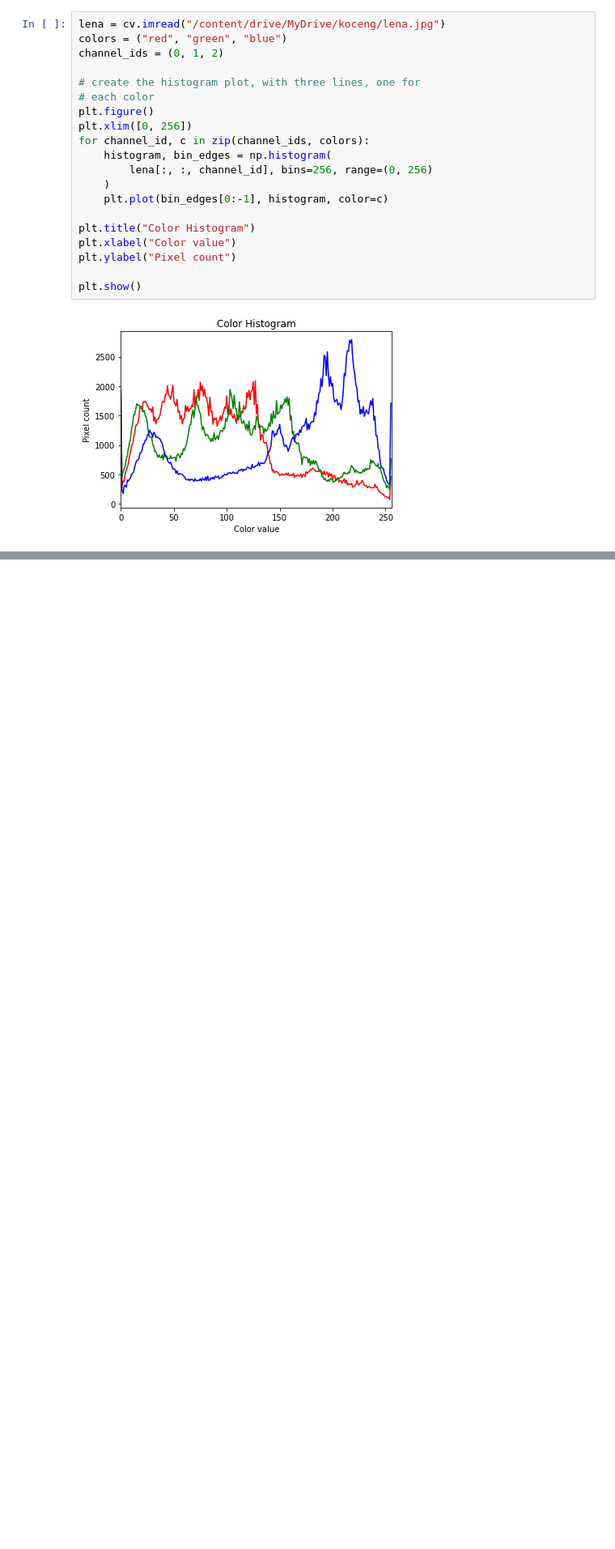
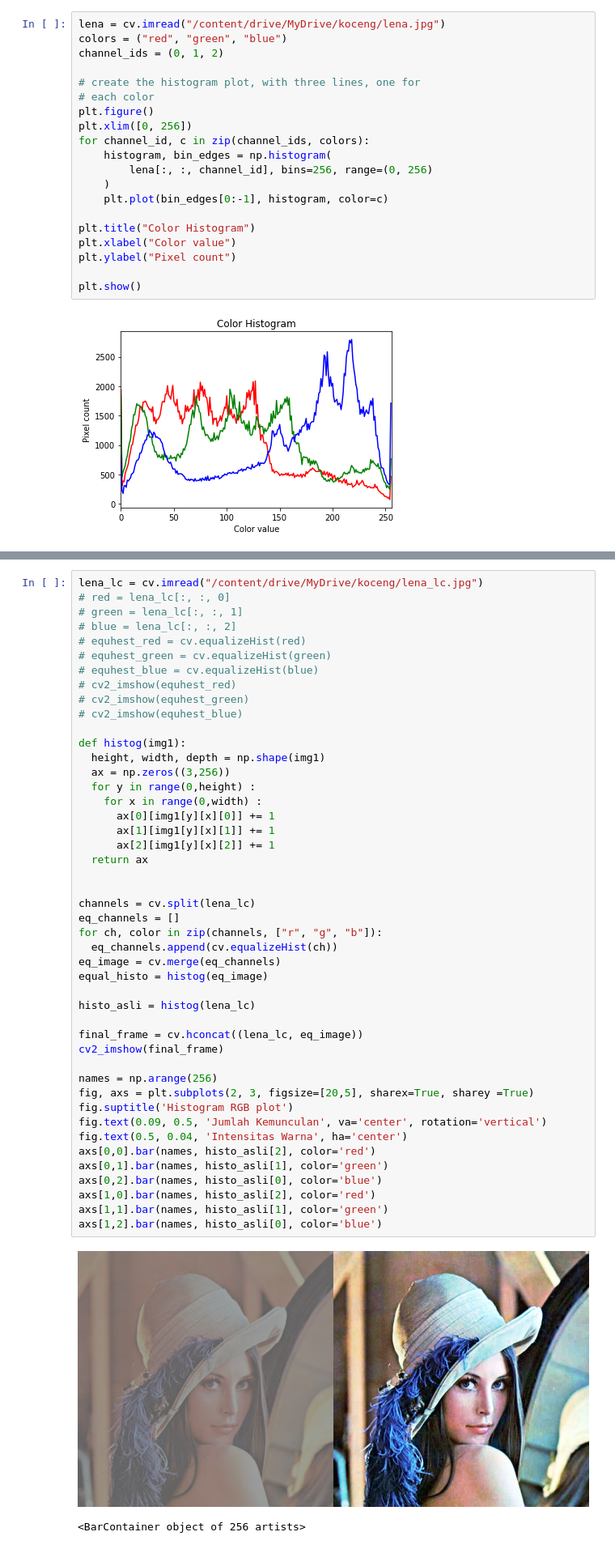
Before and after one commit to NN2777/Phyton-Image-Processing, a Jupyter notebook: Praktikum_Week6.ipynb, the cells around one changed output, grey strips where cells are left out. Shown at 81% size. Saved outputs shown, nothing was run; the diff lists cells and outputs as text; blank space fills up the shorter version.

```diff
--- a/Praktikum_Week6.ipynb
+++ b/Praktikum_Week6.ipynb
@@ -50,0 +77,49 @@ plt.show()
+# %%
+lena_lc = cv.imread("/content/drive/MyDrive/koceng/lena_lc.jpg")
+# red = lena_lc[:, :, 0]
+# green = lena_lc[:, :, 1]
+# blue = lena_lc[:, :, 2]
+# equhest_red = cv.equalizeHist(red)
+# equhest_green = cv.equalizeHist(green)
+# equhest_blue = cv.equalizeHist(blue)
+# cv2_imshow(equhest_red)
+# cv2_imshow(equhest_green)
+# cv2_imshow(equhest_blue)
+
+def histog(img1):
+  height, width, depth = np.shape(img1)
+  ax = np.zeros((3,256))
+  for y in range(0,height) :
+    for x in range(0,width) :
+      ax[0][img1[y][x][0]] += 1
+      ax[1][img1[y][x][1]] += 1
+      ax[2][img1[y][x][2]] += 1
+  return ax
+
+
+channels = cv.split(lena_lc)
+eq_channels = []
+for ch, color in zip(channels, ["r", "g", "b"]):
+  eq_channels.append(cv.equalizeHist(ch))
+eq_image = cv.merge(eq_channels)
+equal_histo = histog(eq_image)
+
+histo_asli = histog(lena_lc)
+
+final_frame = cv.hconcat((lena_lc, eq_image))
+cv2_imshow(final_frame)
+
+names = np.arange(256)
+fig, axs = plt.subplots(2, 3, figsize=[20,5], sharex=True, sharey =True)
+fig.suptitle('Histogram RGB plot')
+fig.text(0.09, 0.5, 'Jumlah Kemunculan', va='center', rotation='vertical')
+fig.text(0.5, 0.04, 'Intensitas Warna', ha='center')
+axs[0,0].bar(names, histo_asli[2], color='red')
+axs[0,1].bar(names, histo_asli[1], color='green')
+axs[0,2].bar(names, histo_asli[0], color='blue')
+axs[1,0].bar(names, histo_asli[2], color='red')
+axs[1,1].bar(names, histo_asli[1], color='green')
+axs[1,2].bar(names, histo_asli[0], color='blue')
+# %% [output]
+[figure, added]
+<BarContainer object of 256 artists>
```
Also changed, not shown: parts of 4 cells of this notebook.
